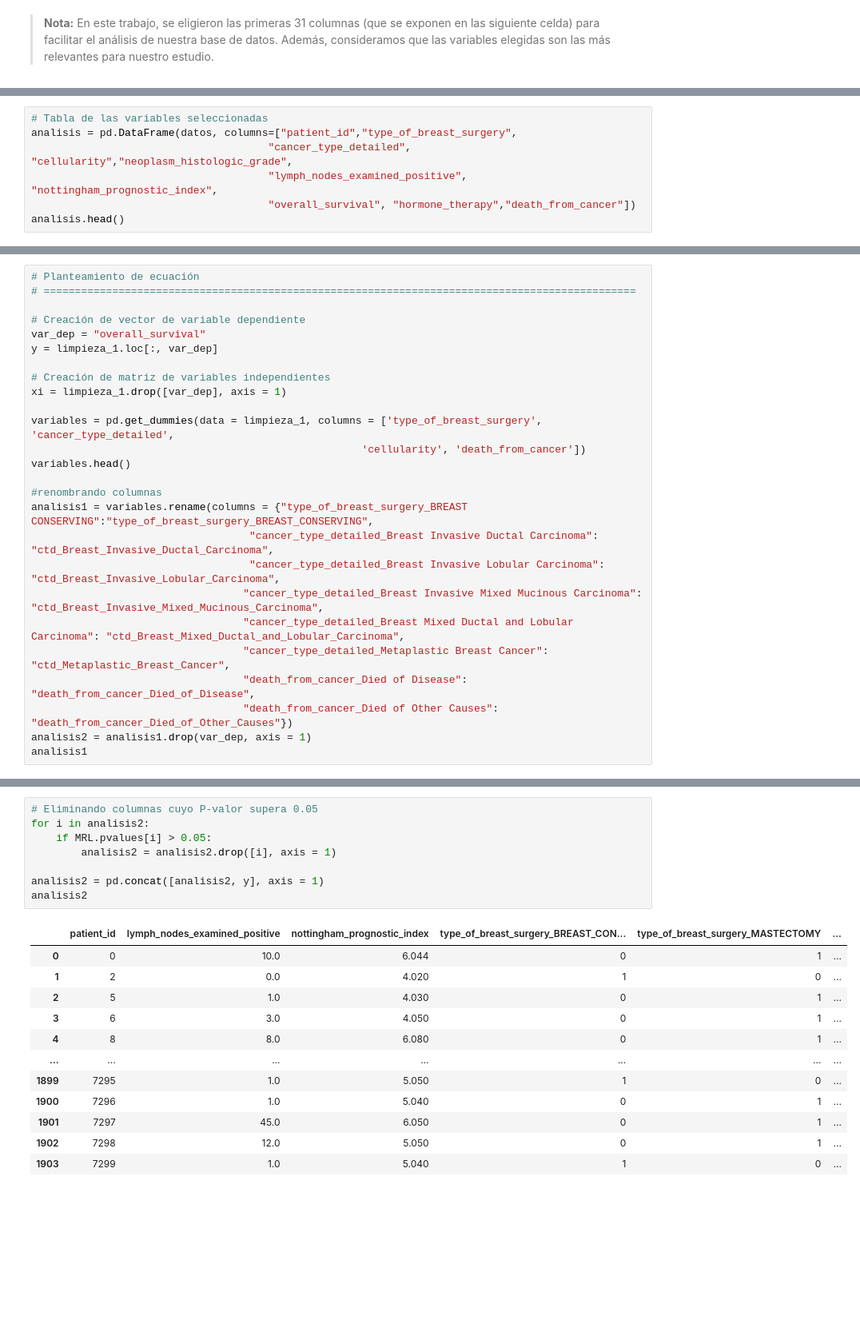
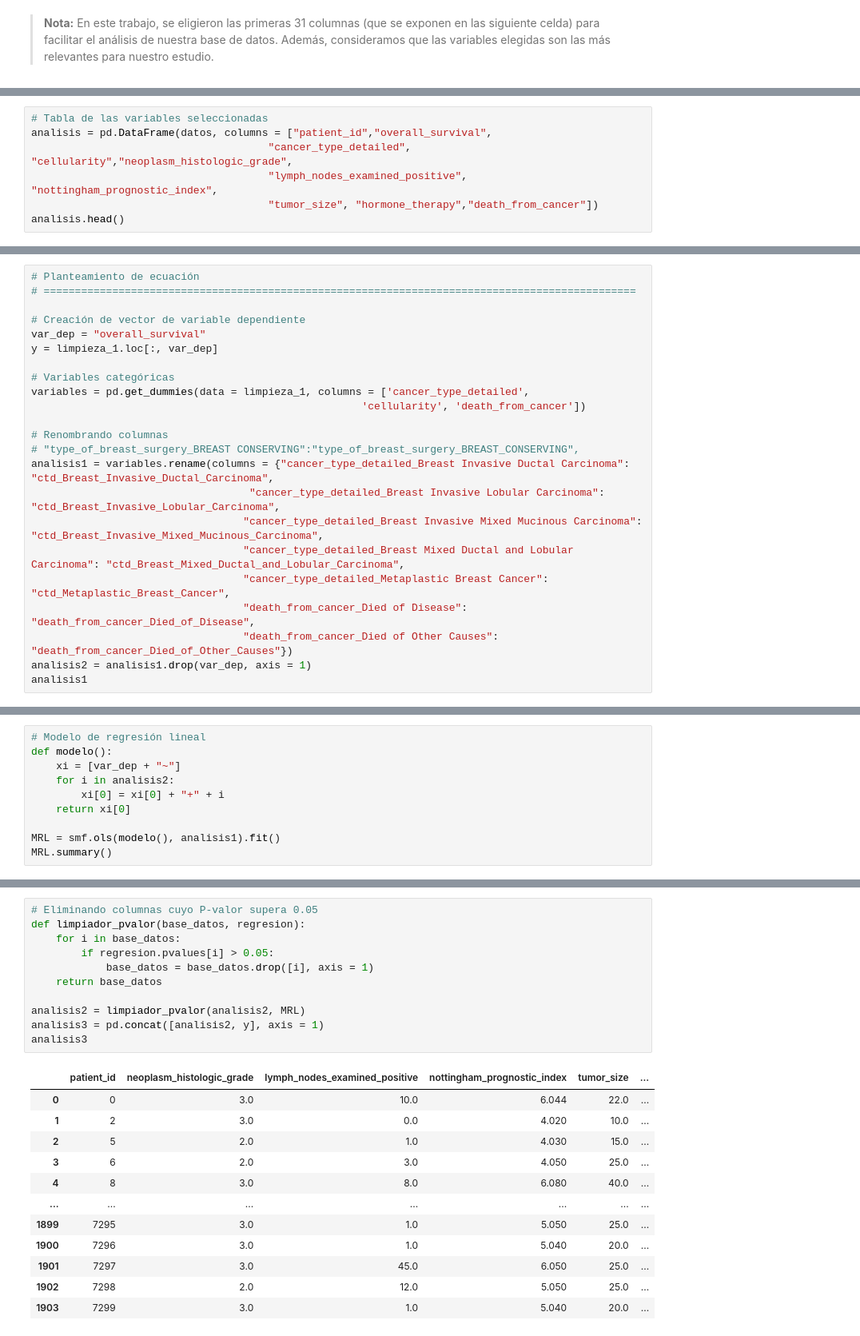
Before and after one commit to SebasM2000/DataBase_Sttcs, a Jupyter notebook: comp.ipynb, the cells around one changed output, grey strips where cells are left out. Shown at 80% size. Cells and saved outputs as stored; diff of their text form; blank space fills up the shorter version.

```diff
--- a/comp.ipynb
+++ b/comp.ipynb
@@ -59,9 +59,9 @@ Index(['patient_id', 'age_at_diagnosis', 'type_of_breast_surgery',
 Donar para apoyar recursos gratuitos y programación para las personas afectadas por cáncer de mama: https://give.breastcancer.org/give/297660/#!/donation/checkout?c_src=clipboard&c_src2=text-link
 # %%
 # Tabla de las variables seleccionadas
-analisis = pd.DataFrame(datos, columns=["patient_id","type_of_breast_surgery",
+analisis = pd.DataFrame(datos, columns = ["patient_id","overall_survival",
                                       "cancer_type_detailed", "cellularity","neoplasm_histologic_grade",
                                       "lymph_nodes_examined_positive", "nottingham_prognostic_index",
-                                      "overall_survival", "hormone_therapy","death_from_cancer"])
+                                      "tumor_size", "hormone_therapy","death_from_cancer"])
 analisis.head()
 # %% [output]
@@ -162,16 +162,13 @@ dummy para las siguientes variables:
 var_dep = "overall_survival"
 y = limpieza_1.loc[:, var_dep]
 
-# Creación de matriz de variables independientes
-xi = limpieza_1.drop([var_dep], axis = 1)
+# Variables categóricas
+variables = pd.get_dummies(data = limpieza_1, columns = ['cancer_type_detailed',
+                                                     'cellularity', 'death_from_cancer'])
 
-variables = pd.get_dummies(data = limpieza_1, columns = ['type_of_breast_surgery', 'cancer_type_detailed',
-                                                     'cellularity', 'death_from_cancer'])
-variables.head()
-
-#renombrando columnas
-analisis1 = variables.rename(columns = {"type_of_breast_surgery_BREAST CONSERVING":"type_of_breast_surgery_BREAST_CONSERVING",
-                                   "cancer_type_detailed_Breast Invasive Ductal Carcinoma": "ctd_Breast_Invasive_Ductal_Carcinoma",
+# Renombrando columnas
+# "type_of_breast_surgery_BREAST CONSERVING":"type_of_breast_surgery_BREAST_CONSERVING",
+analisis1 = variables.rename(columns = {"cancer_type_detailed_Breast Invasive Ductal Carcinoma": "ctd_Breast_Invasive_Ductal_Carcinoma",
                                    "cancer_type_detailed_Breast Invasive Lobular Carcinoma": "ctd_Breast_Invasive_Lobular_Carcinoma",
                                   "cancer_type_detailed_Breast Invasive Mixed Mucinous Carcinoma": "ctd_Breast_Invasive_Mixed_Mucinous_Carcinoma",
                                   "cancer_type_detailed_Breast Mixed Ductal and Lobular Carcinoma": "ctd_Breast_Mixed_Ductal_and_Lobular_Carcinoma",
@@ -244,0 +194,10 @@ strong multicollinearity problems or that the design matrix is singular.
+# %%
+# Modelo de regresión lineal
+def modelo():
+    xi = [var_dep + "~"]
+    for i in analisis2:
+        xi[0] = xi[0] + "+" + i
+    return xi[0]
+
+MRL = smf.ols(modelo(), analisis1).fit()
+MRL.summary()
@@ -245,21 +239,24 @@ strong multicollinearity problems or that the design matrix is singular.
 # %%
 # Eliminando columnas cuyo P-valor supera 0.05
-for i in analisis2:
-    if MRL.pvalues[i] > 0.05:
-        analisis2 = analisis2.drop([i], axis = 1)
+def limpiador_pvalor(base_datos, regresion):
+    for i in base_datos:
+        if regresion.pvalues[i] > 0.05:
+            base_datos = base_datos.drop([i], axis = 1)
+    return base_datos
 
-analisis2 = pd.concat([analisis2, y], axis = 1)
-analisis2
+analisis2 = limpiador_pvalor(analisis2, MRL)
+analisis3 = pd.concat([analisis2, y], axis = 1)
+analisis3
 # %% [output]
-|  | patient_id | lymph_nodes_examined_positive | nottingham_prognostic_index | type_of_breast_surgery_BREAST_CON... | type_of_breast_surgery_MASTECTOMY | ... |
-| 0 | 0 | 10.0 | 6.044 | 0 | 1 | ... |
-| 1 | 2 | 0.0 | 4.020 | 1 | 0 | ... |
-| 2 | 5 | 1.0 | 4.030 | 0 | 1 | ... |
-| 3 | 6 | 3.0 | 4.050 | 0 | 1 | ... |
-| 4 | 8 | 8.0 | 6.080 | 0 | 1 | ... |
+|  | patient_id | neoplasm_histologic_grade | lymph_nodes_examined_positive | nottingham_prognostic_index | tumor_size | ... |
+| 0 | 0 | 3.0 | 10.0 | 6.044 | 22.0 | ... |
+| 1 | 2 | 3.0 | 0.0 | 4.020 | 10.0 | ... |
+| 2 | 5 | 2.0 | 1.0 | 4.030 | 15.0 | ... |
+| 3 | 6 | 2.0 | 3.0 | 4.050 | 25.0 | ... |
+| 4 | 8 | 3.0 | 8.0 | 6.080 | 40.0 | ... |
 | ... | ... | ... | ... | ... | ... | ... |
-| 1899 | 7295 | 1.0 | 5.050 | 1 | 0 | ... |
-| 1900 | 7296 | 1.0 | 5.040 | 0 | 1 | ... |
-| 1901 | 7297 | 45.0 | 6.050 | 0 | 1 | ... |
-| 1902 | 7298 | 12.0 | 5.050 | 0 | 1 | ... |
-| 1903 | 7299 | 1.0 | 5.040 | 1 | 0 | ... |
+| 1899 | 7295 | 3.0 | 1.0 | 5.050 | 25.0 | ... |
+| 1900 | 7296 | 3.0 | 1.0 | 5.040 | 20.0 | ... |
+| 1901 | 7297 | 3.0 | 45.0 | 6.050 | 25.0 | ... |
+| 1902 | 7298 | 2.0 | 12.0 | 5.050 | 25.0 | ... |
+| 1903 | 7299 | 3.0 | 1.0 | 5.040 | 20.0 | ... |
```
Also changed, not shown: parts of 8 cells of this notebook.
